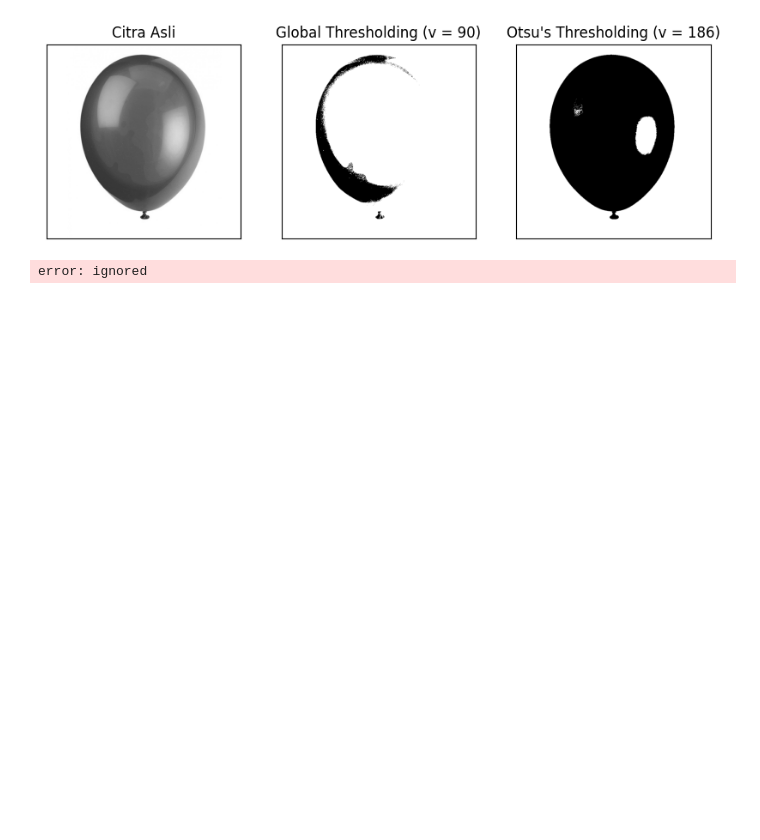
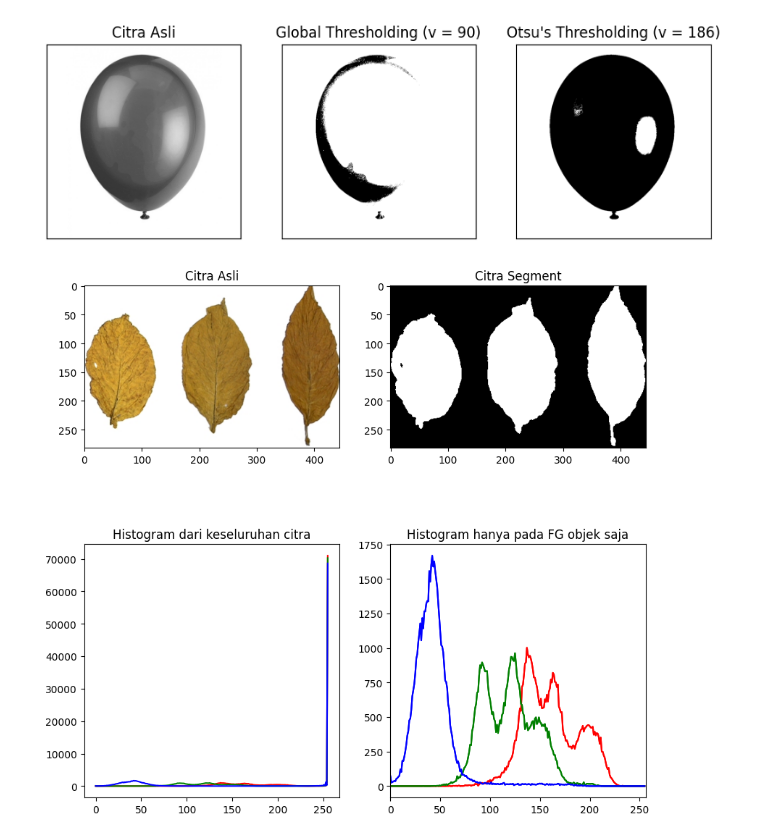
Before and after one commit to raihanhd12/PCVK_Genap_2023, a Jupyter notebook: Minggu 10/Week 10.ipynb, the cells around one changed output. Cells and saved outputs as stored; diff of their text form; code cells hidden in the pictures; blank space fills up the shorter version.

```diff
--- a/Minggu 10/Week 10.ipynb
+++ b/Minggu 10/Week 10.ipynb
@@ -136,50 +137,32 @@ for i in range(len(images)):
 plt.show()
 # %% [output]
 [figure]
-# %%
-# Load image
-img_tobacco = cv.imread('tobacco.jpg')
-
-# Convert image to grayscale
-img_gray = cv.cvtColor(img_tobacco, cv.COLOR_BGR2GRAY)
-
-# Perform Otsu thresholding on green channel (G)
-_, img_green_thresh = cv.threshold(img_tobacco[:,:,1], 0, 255, cv.THRESH_BINARY+cv.THRESH_OTSU)
-
-# Use thresholded image as mask to calculate histogram of only foreground object
-hist_fg = cv.calcHist([img_tobacco], [0, 1, 2], img_green_thresh, [256, 256, 256], [0, 256, 0, 256, 0, 256])
-
-# Plot histogram of entire image
-plt.figure(figsize=(10,5))
-plt.hist(img_tobacco.ravel(),256,[0,256],color='k')
-plt.xlim([0,256])
-plt.title('Histogram of entire image')
-plt.show()
-
-# Plot histogram of foreground object only
-plt.figure(figsize=(10,5))
-plt.hist(img_tobacco[np.where(img_green_thresh == 255)].ravel(), 256, [0, 256], color='k')
-plt.xlim([0, 256])
-plt.title('Histogram of foreground object only')
-plt.show()
-
-# Display original image, thresholded image, and histogram
-plt.figure(figsize=(15, 5))
-plt.subplot(1, 3, 1)
-plt.imshow(cv.cvtColor(img_tobacco, cv.COLOR_BGR2RGB))
-plt.title('Original Image')
-plt.axis('off')
-
-plt.subplot(1, 3, 2)
-plt.imshow(img_green_thresh, cmap='gray')
-plt.title('Segmented Image')
-plt.axis('off')
-
-plt.subplot(1, 3, 3)
-plt.hist(img_tobacco[np.where(img_green_thresh == 255)], bins=256, range=[0, 256], color=['r', 'g', 'b'], alpha=0.7)
-plt.title('Histogram of Foreground Object Only')
-plt.xlabel('Intensity Value')
-plt.ylabel('Pixel Count')
-plt.show()
-# %% [output]
-error: ignored
+# %%
+# Load image
+img = cv.imread('/content/drive/MyDrive/Kuliah/Semester 6/PCVK/Images/tobacco.jpg')
+
+img = cv.cvtColor(img,cv.COLOR_BGR2RGB)
+img_gray = cv.cvtColor(img,cv.COLOR_BGR2GRAY)
+
+ret3,mask = cv.threshold(img_gray,200,255,cv.THRESH_BINARY_INV)
+
+plt.figure(figsize = (10,10))
+plt.subplot(2,2,1),plt.imshow(img)
+plt.title('Citra Asli')
+plt.subplot(2,2,2),plt.imshow(mask, 'gray')
+plt.title('Citra Segment')
+color = ('r','g','b')
+for i,col in enumerate(color):
+    hist0 = cv.calcHist([img],[i],None,[256],[0,256])
+    plt.subplot(2,2,3),plt.plot(hist0,color = col)
+    plt.title('Histogram dari keseluruhan citra')
+    hist1 = cv.calcHist([img],[i],mask,[256],[0,256])
+    plt.subplot(2,2,4),plt.plot(hist1,color = col)
+    plt.title('Histogram dari keseluruhan citra')
+    hist1 = cv.calcHist([img],[i],mask,[256],[0,256])
+    plt.subplot(2,2,4),plt.plot(hist1,color = col)
+    plt.title('Histogram hanya pada FG objek saja')
+    plt.xlim([0,256])
+plt.show()
+# %% [output]
+[figure, added]
```
Also changed, not shown: parts of 2 cells of this notebook.
